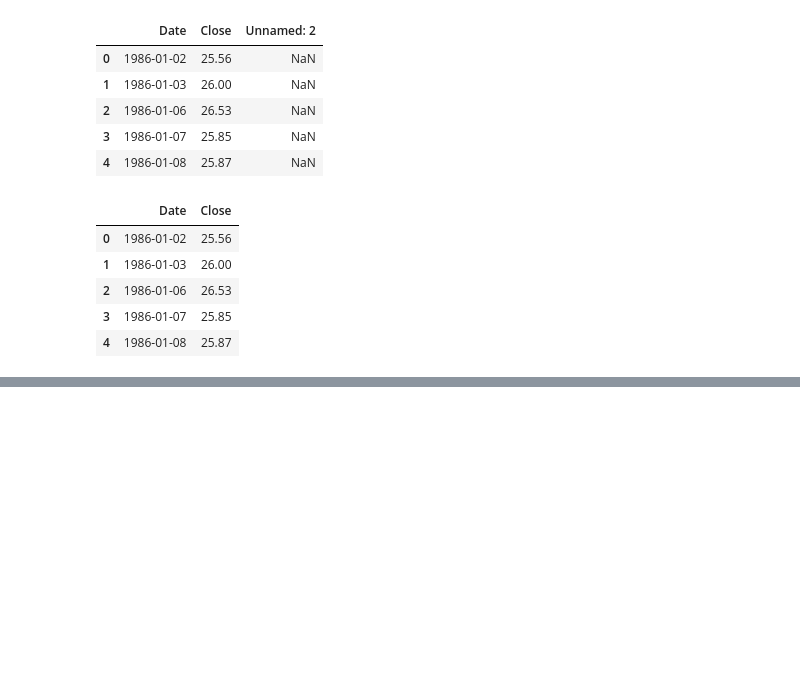
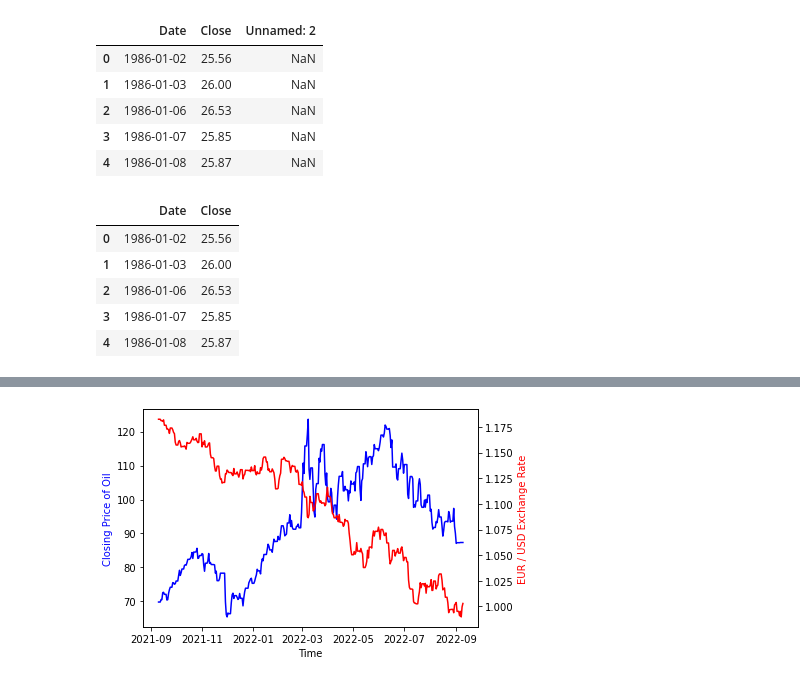
Before and after one commit to empeya/UCDPA_alistairempey, a Jupyter notebook: CIDAF - Alistair Empey.ipynb, the cells around one changed output, grey strips where cells are left out. Saved outputs shown, nothing was run; the diff lists cells and outputs as text; code cells hidden in the pictures; blank space fills up the shorter version.

```diff
--- a/CIDAF - Alistair Empey.ipynb
+++ b/CIDAF - Alistair Empey.ipynb
@@ -71,0 +108,4 @@ oil.head()
+# %%
+df = df.set_index('Date')
+# %%
+df = df.resample('D').mean()
@@ -71,0 +129,3 @@ oil.head()
+# %%
+cols = ['Close_oil', 'Close_eur/usd']
+df.loc[:,cols] = df.loc[:,cols].ffill()
@@ -71,0 +149,2 @@ oil.head()
+# %%
+df = df.fillna(0)
@@ -71,0 +168,11 @@ oil.head()
+# %%
+fig, ax = plt.subplots()
+ax.plot(df.index, df['Close_oil'], color='b')
+ax2=ax.twinx()
+ax2.plot(df.index, df['Close_eur/usd'], color='r')
+ax.set_xlabel('Time')
+ax.set_ylabel('Closing Price of Oil', color='b')
+ax2.set_ylabel('EUR / USD Exchange Rate', color='r')
+plt.show()
+# %% [output]
+[figure, added]
```
Also changed, not shown: parts of 18 cells of this notebook.
